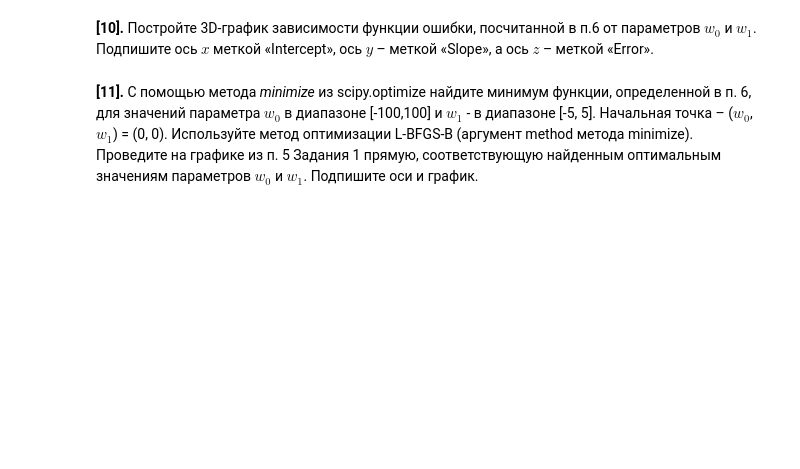
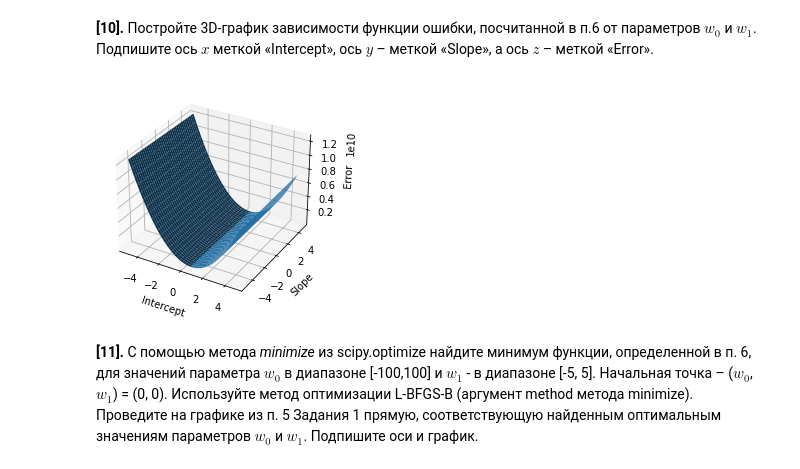
Before and after one commit to AlexKly/RoadToMLSystemsAndDataAnalysisExpert, a Jupyter notebook: Обучение на размеченных данных/Задание по программированию. Линейная регрессия/peer_review_linreg_height_weight.ipynb, the cells around one changed output. Saved outputs shown, nothing was run; the diff lists cells and outputs as text; code cells hidden in the pictures; blank space fills up the shorter version.

```diff
--- a/Обучение на размеченных данных/Задание по программированию. Линейная регрессия/peer_review_linreg_height_weight.ipynb
+++ b/Обучение на размеченных данных/Задание по программированию. Линейная регрессия/peer_review_linreg_height_weight.ipynb
@@ -159,7 +161,7 @@ w0 = 50
 w1 = np.linspace(-5, 5, 100)
 mean_sqrt_err = np.zeros(len(w1))
 for i in range(len(w1)):
-    mean_sqrt_err[i] = calcMSE(x=data['Weight'], y=data['Height'], w0=w0, w1=w1[i])
+    mean_sqrt_err[i] = calcMSE(w1=w1[i], w0=w0)
 
 plt.plot(w1, mean_sqrt_err)
 # %% [output]
@@ -212,2 +219,24 @@ plt.show()
+# %%
+## <!-- It's my part --> ##
+w0 = np.arange(-5, 5, 0.25)
+w1 = np.arange(-5, 5, 0.25)
+w0_mesh, w1_mesh = np.meshgrid(w0, w1)
+# %%
+## <!-- It's my part --> ##
+MSE_3D = np.zeros((len(w0), len(w1)))
+for i in range(len(w0)):
+    for j in range(len(w1)):
+        MSE_3D[i, j] = calcMSE(w0=w0[i], w1=w1[j])
+# %%
+## <!-- It's my part --> ##
+fig_mse = plt.figure()
+ax_mse = fig_mse.gca(projection='3d')
+surf_mse = ax_mse.plot_surface(w0_mesh, w1_mesh, MSE_3D)
+ax_mse.set_xlabel('Intercept')
+ax_mse.set_ylabel('Slope')
+ax_mse.set_zlabel('Error')
+plt.show()
+# %% [output]
+[figure, added]
 # %% [markdown]
 **[11].** С помощью метода *minimize* из scipy.optimize найдите минимум функции, определенной в п. 6, для значений параметра $w_0$ в диапазоне [-100,100] и $w_1$ - в диапазоне [-5, 5]. Начальная точка – ($w_0$, $w_1$) = (0, 0). Используйте метод оптимизации L-BFGS-B (аргумент method метода minimize). Проведите на графике из п. 5 Задания 1 прямую, соответствующую найденным оптимальным значениям параметров $w_0$ и $w_1$. Подпишите оси и график.
```
Also changed, not shown: parts of 17 cells of this notebook, 2 other files.
